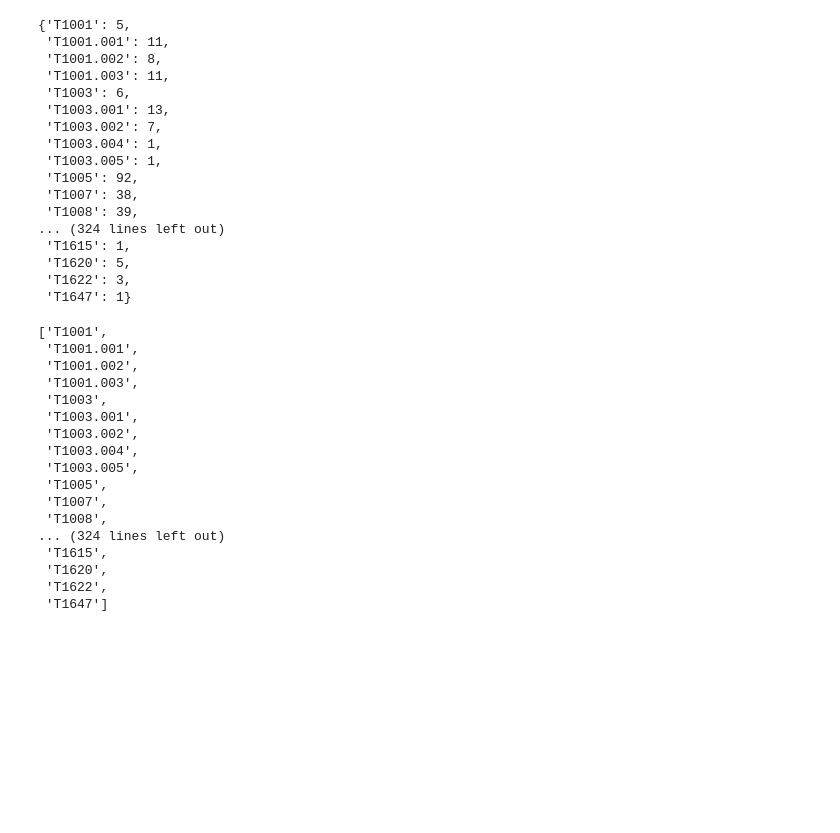
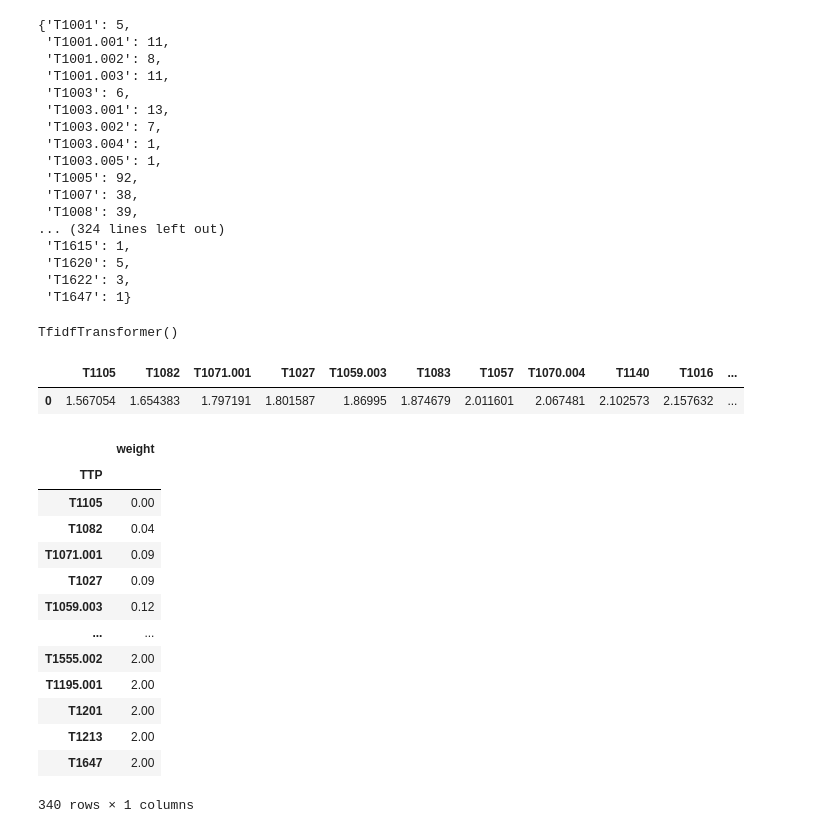
Before and after one commit to TYiSheng98/TTP-Weightage, a Jupyter notebook: idf.ipynb, the cells around one changed output. Saved outputs shown, nothing was run; the diff lists cells and outputs as text; code cells hidden in the pictures; blank space fills up the shorter version.

```diff
--- a/idf.ipynb
+++ b/idf.ipynb
@@ -54,8 +36,9 @@ from sklearn.feature_extraction.text import CountVectorizer
 #instantiate CountVectorizer()
 cv=CountVectorizer(analyzer=lambda d: d.split(' '))
 word_count_vector=cv.fit_transform(ttp_list_corpus)
+terms = cv.get_feature_names()
 #freq_count of all ttps
-freq_count_dict = dict(zip(cv.get_feature_names(),word_count_vector.toarray().sum(axis=0)))
+freq_count_dict = dict(zip(terms,word_count_vector.toarray().sum(axis=0)))
 freq_count_dict
 # %% [output]
 {'T1001': 5,
@@ -75,32 +58,6 @@ freq_count_dict
  'T1620': 5,
  'T1622': 3,
  'T1647': 1}
-# %%
-tfIdfVectorizer=TfidfVectorizer(use_idf=True,analyzer=lambda d: d.split(' '))
-tfIdf = tfIdfVectorizer.fit_transform(ttp_list_corpus)
-terms = tfIdfVectorizer.get_feature_names()
-terms
-# df = pd.DataFrame(tfIdf[0].T.todense(), index=tfIdfVectorizer.get_feature_names(), columns=["TF-IDF"])
-# df = df.sort_values('TF-IDF', ascending=False)
-# print (df.head(25))
-# %% [output]
-['T1001',
- 'T1001.001',
- 'T1001.002',
- 'T1001.003',
- 'T1003',
- 'T1003.001',
- 'T1003.002',
- 'T1003.004',
- 'T1003.005',
- 'T1005',
- 'T1007',
- 'T1008',
-... (324 lines left out)
- 'T1615',
- 'T1620',
- 'T1622',
- 'T1647']
 # %%
 # https://github.com/annts/tf-id_demystified/blob/master/tf_idf_demo.ipynb
 # create a dataframe from a word matrix
@@ -119,3 +76,49 @@ def idf2df(wm, feat_names):
     df = pd.DataFrame(data=wm, index=[0],
                       columns=feat_names)
     return(df)
+# %%
+from sklearn.feature_extraction.text import TfidfTransformer
+
+tfidf_transformer=TfidfTransformer(smooth_idf=True,use_idf=True)
+tfidf_transformer.fit(word_count_vector)
+# tfidf_transformer.idf_
+# %% [output]
+TfidfTransformer()
+# %%
+# idf_ attribute can be used to extract IDF values
+# transpose the 1D IDF array to convert to a dataframe to make it easy to visualise
+df_idf1 = idf2df(tfidf_transformer.idf_[:,np.newaxis].T ,terms)
+df_idf1= df_idf1.sort_values(by =0, axis=1)
+display(HTML(df_idf1.to_html()))
+# %% [output]
+|  | T1105 | T1082 | T1071.001 | T1027 | T1059.003 | T1083 | T1057 | T1070.004 | T1140 | T1016 | ... |
+| 0 | 1.567054 | 1.654383 | 1.797191 | 1.801587 | 1.86995 | 1.874679 | 2.011601 | 2.067481 | 2.102573 | 2.157632 | ... |
+# %%
+# Using The min-max feature scaling
+# copy the data
+df_min_max_scaled = df_idf1.copy().T
+dataf=round(((df_min_max_scaled-df_min_max_scaled.min())/(df_min_max_scaled.max()-df_min_max_scaled.min()))*2,2)
+dataf.index.name="TTP"
+dataf.columns=['weightage']
+# dataf['count'] = pd.Series(freq_count_dict)
+# dataf.reset_index(inplace=True)
+# dataf = dataf.rename(columns = {'index':'TTP'})
+
+
+
+dataf
+# %% [output]
+|  | weight |
+| TTP |  |
+| T1105 | 0.00 |
+| T1082 | 0.04 |
+| T1071.001 | 0.09 |
+| T1027 | 0.09 |
+| T1059.003 | 0.12 |
+| ... | ... |
+| T1555.002 | 2.00 |
+| T1195.001 | 2.00 |
+| T1201 | 2.00 |
+| T1213 | 2.00 |
+| T1647 | 2.00 |
+340 rows × 1 columns
```
Also changed, not shown: parts of 7 cells of this notebook, 5 other files.
